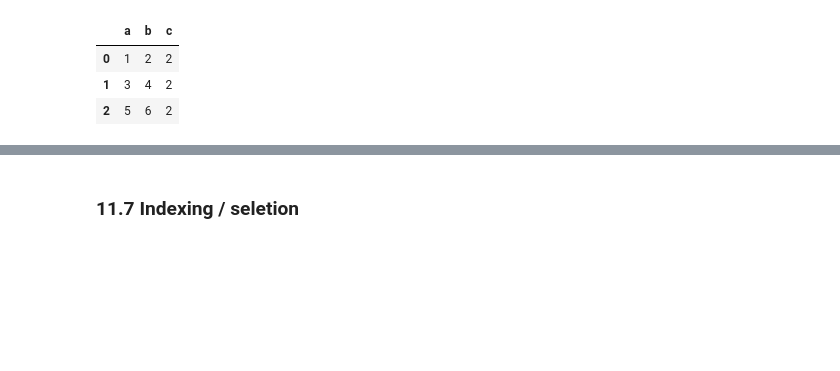
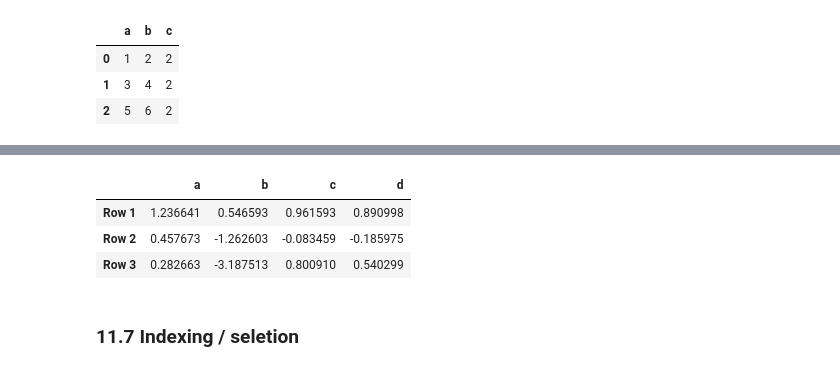
Before and after one commit to MaxwellChen00/Week1-Copy-python-intro, a Jupyter notebook: Copy_of_Introduction_to_Python.ipynb, the cells around one changed output, grey strips where cells are left out. Drawn from its saved outputs; the diff is of its cells as text; code cells hidden in the pictures; blank space fills up the shorter version.

```diff
--- a/Copy_of_Introduction_to_Python.ipynb
+++ b/Copy_of_Introduction_to_Python.ipynb
@@ -1277,3 +1582,16 @@ df
+# %%
+import pandas as pd
+import numpy as np
+
+df = pd.DataFrame(np.random.randn(3,3),
+                  index = ['Row 1', 'Row 2', 'Row 3'], columns = ['a', 'b', 'c'])
+df['d']= np.random.randn(3)
+df
+# %% [output]
+|  | a | b | c | d |
+| Row 1 | 1.236641 | 0.546593 | 0.961593 | 0.890998 |
+| Row 2 | 0.457673 | -1.262603 | -0.083459 | -0.185975 |
+| Row 3 | 0.282663 | -3.187513 | 0.800910 | 0.540299 |
 # %% [markdown]
 ### 11.7 Indexing / seletion
 # %% [markdown]
```
Also changed, not shown: parts of 62 cells of this notebook.
